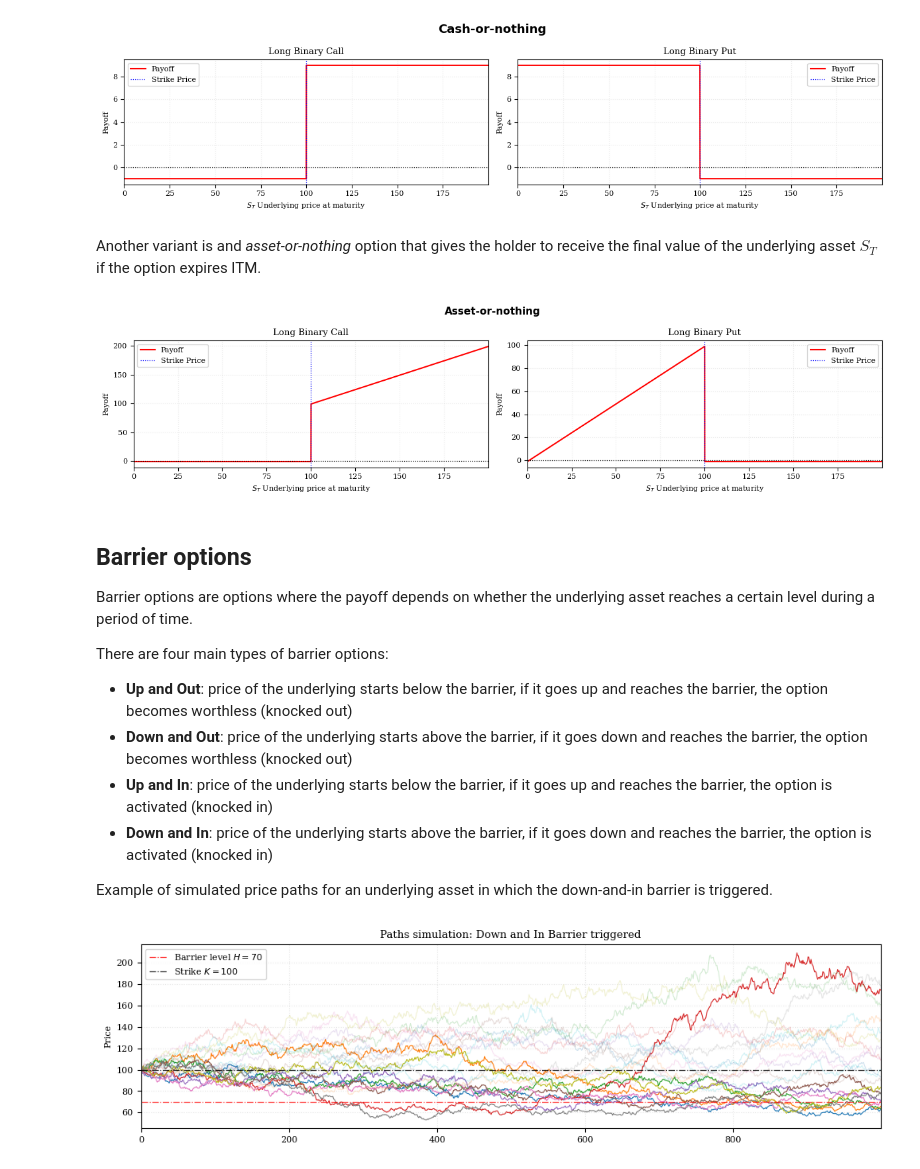
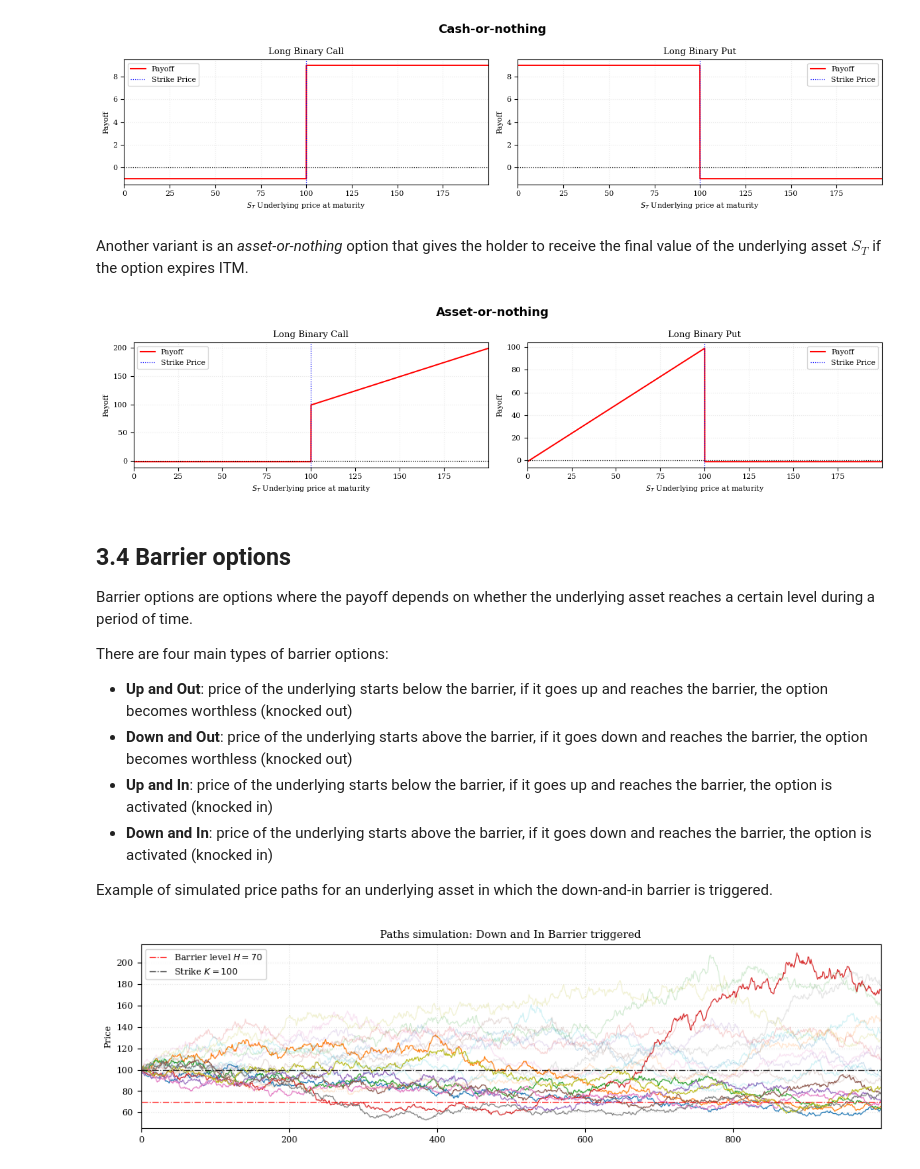
Before and after one commit to sushashi/finance-notebooks, a Jupyter notebook: 01_Intro_Derivatives_BS_Greeks.ipynb, the cells around one changed output. Cells and saved outputs as stored; diff of their text form; code cells hidden in the pictures.

```diff
--- a/01_Intro_Derivatives_BS_Greeks.ipynb
+++ b/01_Intro_Derivatives_BS_Greeks.ipynb
@@ -259,23 +259,23 @@ plt.tight_layout()
 # %% [output]
 [figure]
 # %% [markdown]
-Another variant is and *asset-or-nothing* option that gives the holder to receive the final value of the underlying asset $S_T$ if the option expires ITM.
+Another variant is an *asset-or-nothing* option that gives the holder to receive the final value of the underlying asset $S_T$ if the option expires ITM.
 # %%
 S = np.arange(0, 200, 0.01)
 K = 100
 premium = 1
 
 fig, axs = plt.subplots(1, 2, figsize=(12,3))
 
 plot_options(axs[0], S, binary_call(S, K, S, premium), 'Long Binary Call')
 plot_options(axs[1], S, binary_put(S, K, S, premium), 'Long Binary Put')
-plt.suptitle('Asset-or-nothing', fontweight='bold', fontsize=11, fontfamily='sans-serif')
+plt.suptitle('Asset-or-nothing', fontweight='bold', fontsize=13, fontfamily='sans-serif')
 
 plt.tight_layout()
 # %% [output]
-[figure, old version]
+[figure, new version]
 # %% [markdown]
-## Barrier options
+## 3.4 Barrier options
 
 Barrier options are options where the payoff depends on whether the underlying asset reaches a certain level during a period of time.
 
```
Also changed, not shown: parts of 35 cells of this notebook.
